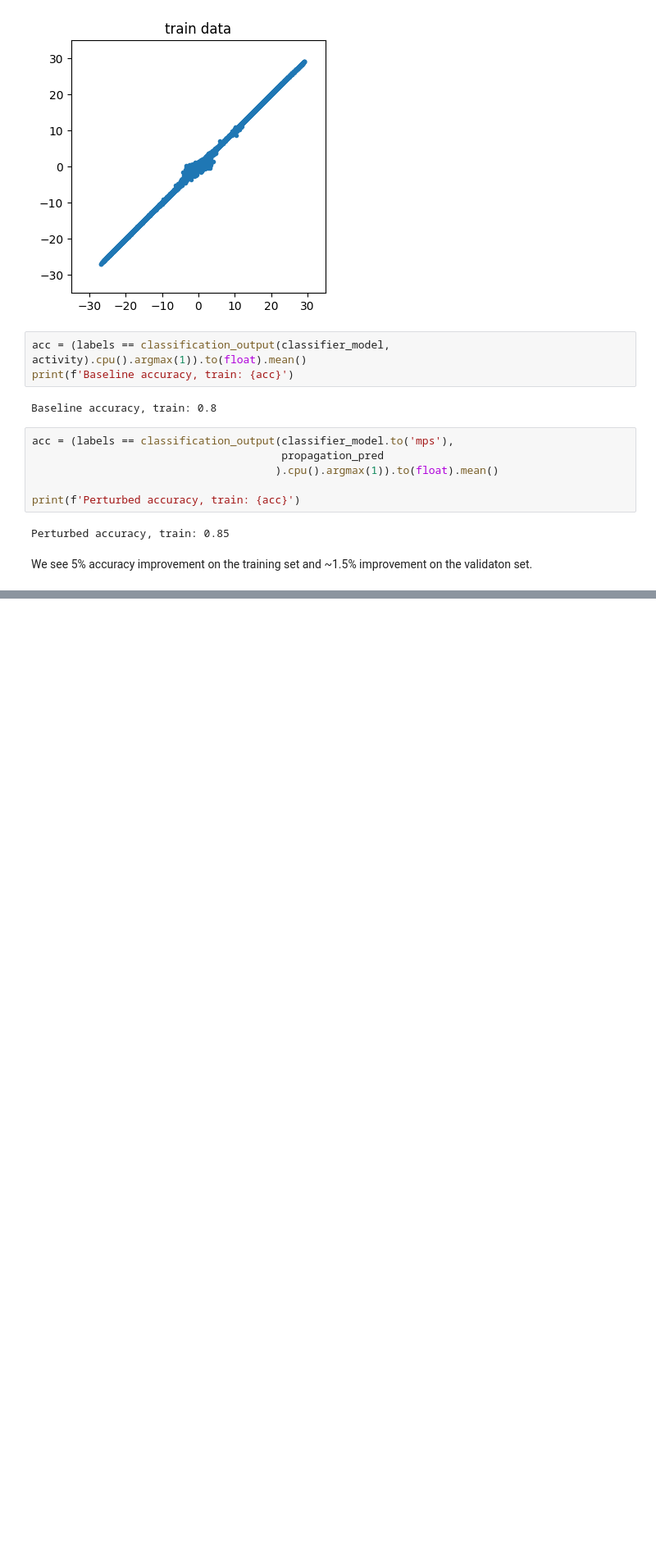
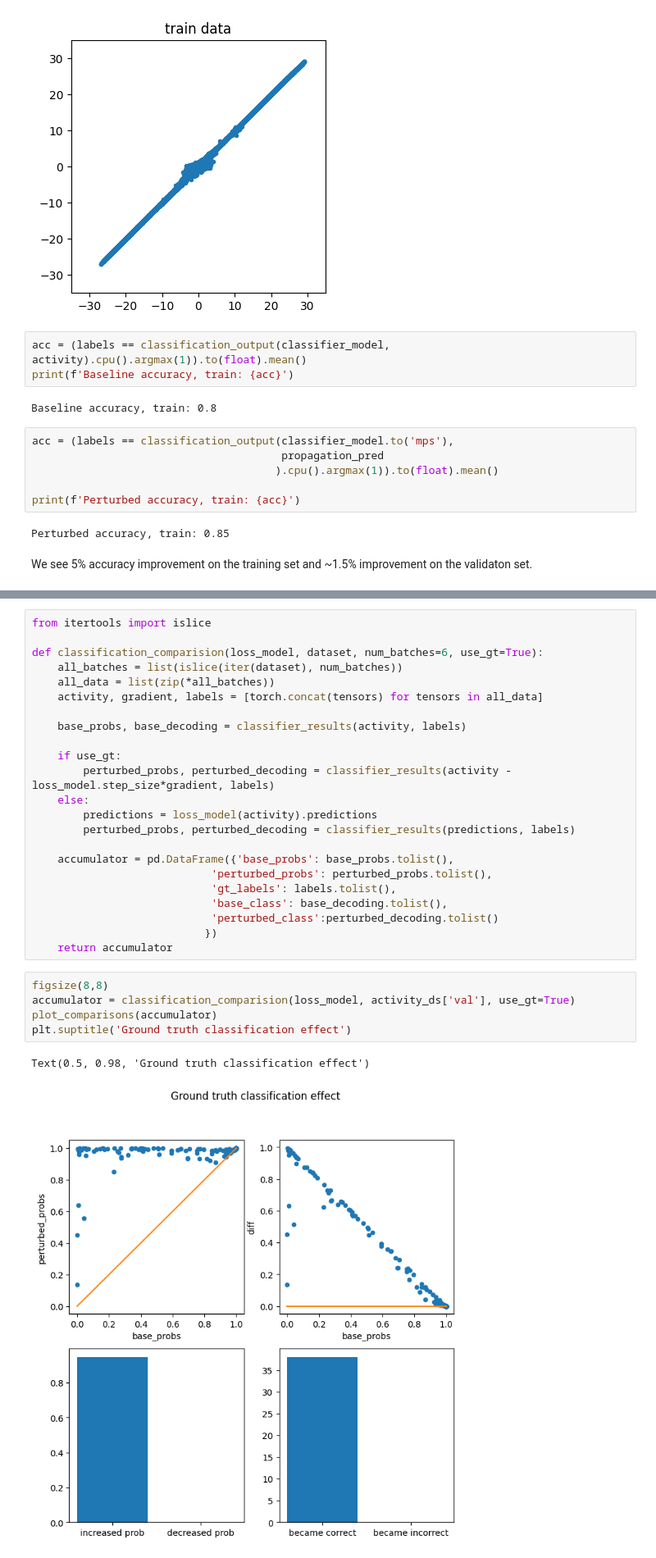
Before and after one commit to lrast/loss_function_learning, a Jupyter notebook: analysis/1.0-loss-base-evolution.ipynb, the cells around one changed output, grey strips where cells are left out. Shown at 82% size. Cells and saved outputs as stored; diff of their text form; blank space fills up the shorter version.

```diff
--- a/analysis/1.0-loss-base-evolution.ipynb
+++ b/analysis/1.0-loss-base-evolution.ipynb
@@ -432,0 +518,31 @@ We see 5% accuracy improvement on the training set and ~1.5% improvement on the
+# %%
+from itertools import islice
+
+def classification_comparision(loss_model, dataset, num_batches=6, use_gt=True):
+    all_batches = list(islice(iter(dataset), num_batches))
+    all_data = list(zip(*all_batches))
+    activity, gradient, labels = [torch.concat(tensors) for tensors in all_data]
+
+    base_probs, base_decoding = classifier_results(activity, labels)
+
+    if use_gt:
+        perturbed_probs, perturbed_decoding = classifier_results(activity - loss_model.step_size*gradient, labels)
+    else:
+        predictions = loss_model(activity).predictions
+        perturbed_probs, perturbed_decoding = classifier_results(predictions, labels)
+
+    accumulator = pd.DataFrame({'base_probs': base_probs.tolist(),
+                            'perturbed_probs': perturbed_probs.tolist(),
+                            'gt_labels': labels.tolist(),
+                            'base_class': base_decoding.tolist(),
+                            'perturbed_class':perturbed_decoding.tolist()
+                           })
+    return accumulator
+# %%
+figsize(8,8)
+accumulator = classification_comparision(loss_model, activity_ds['val'], use_gt=True)
+plot_comparisons(accumulator)
+plt.suptitle('Ground truth classification effect')
+# %% [output]
+Text(0.5, 0.98, 'Ground truth classification effect')
+[figure, added]
```
Also changed, not shown: parts of 22 cells of this notebook, 3 other files.
